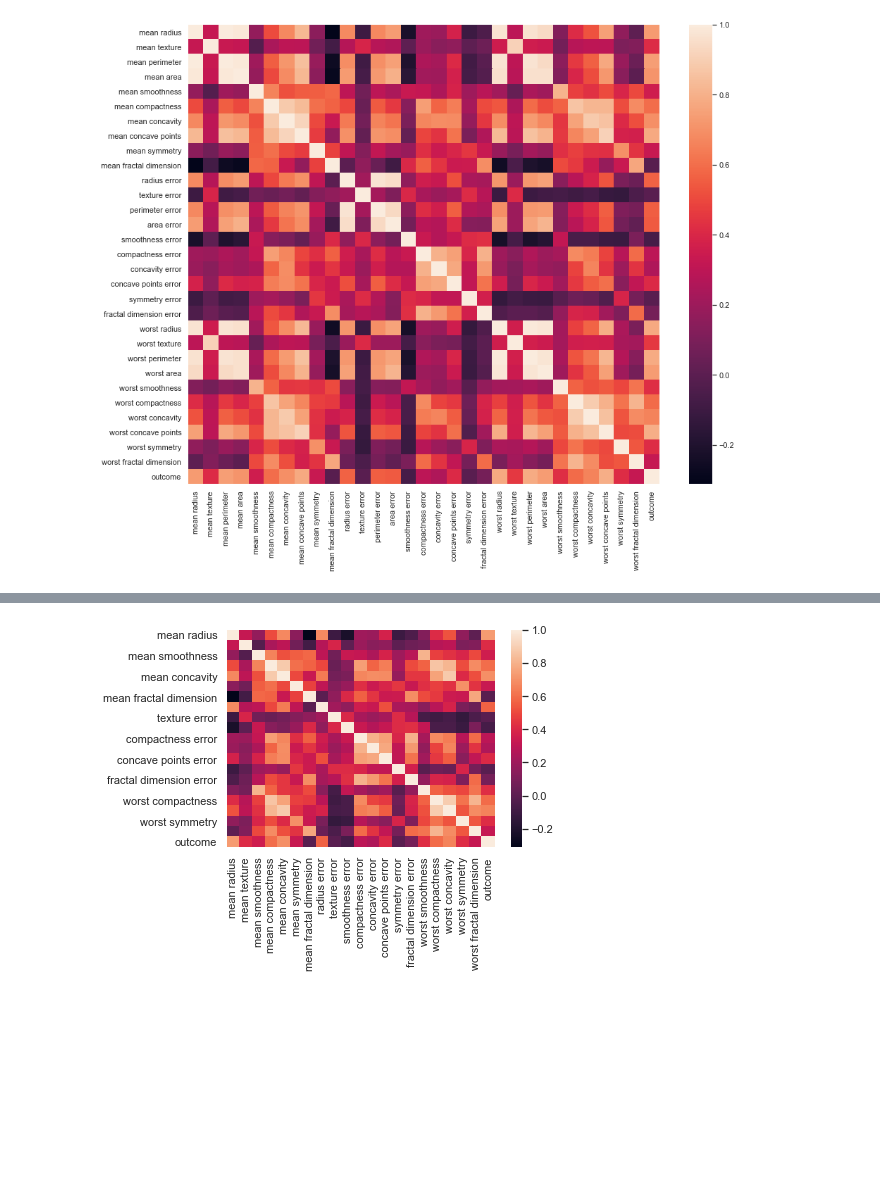
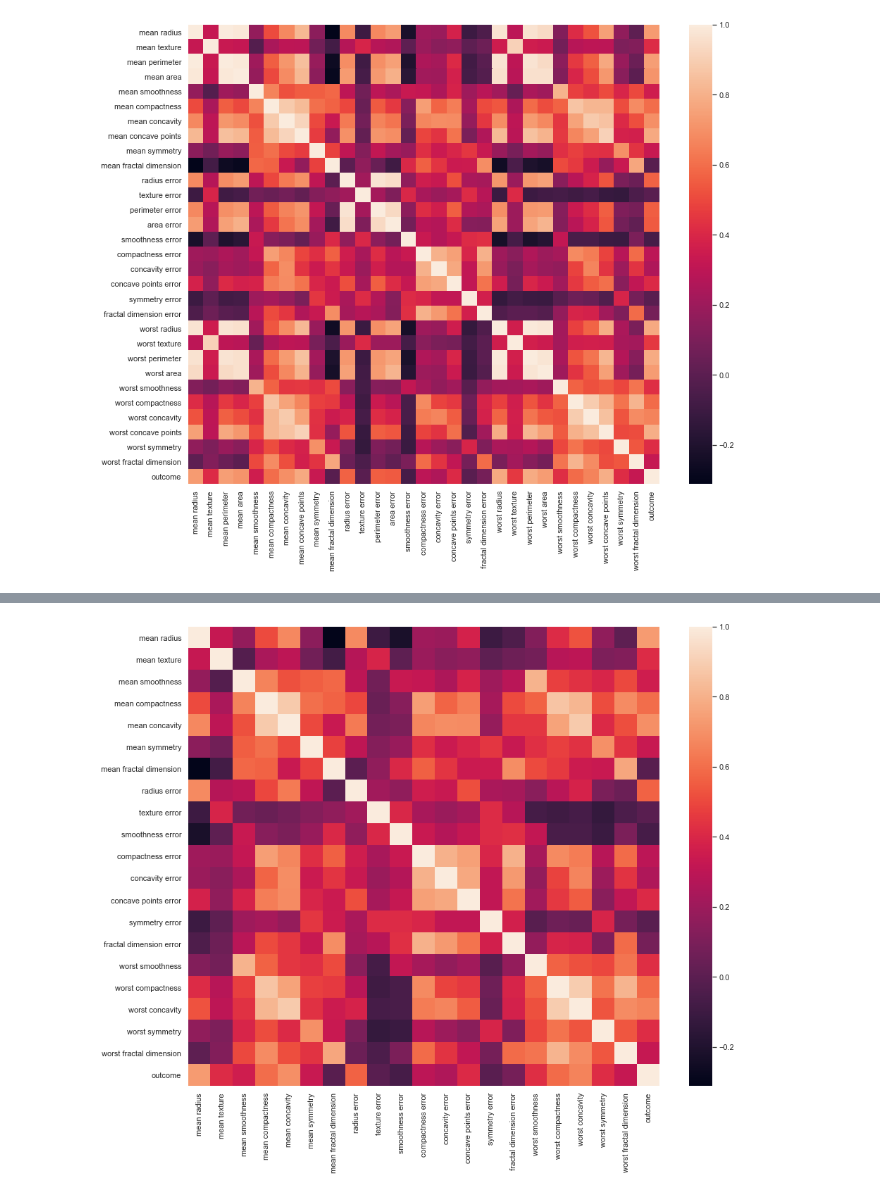
Before and after one commit to AlexJoseph22/Feature-Engineering-Over-Sampling-SMOTE, a Jupyter notebook: Breast_Cancer.ipynb, the cells around one changed output, grey strips where cells are left out. Cells and saved outputs as stored; diff of their text form; code cells hidden in the pictures; blank space fills up the shorter version.

```diff
--- a/Breast_Cancer.ipynb
+++ b/Breast_Cancer.ipynb
@@ -153,6 +83,7 @@ to_drop = [col for col in upper_tri.columns if any(upper_tri[col] > 0.9)]
 # %%
 df1 = data.drop(to_drop, axis=1)
 # %%
+plt.figure(figsize=(15,12))
 sns.heatmap(df1.corr());
 # %% [output]
-[figure, old version]
+[figure, new version]
```
Also changed, not shown: parts of 6 cells of this notebook.
